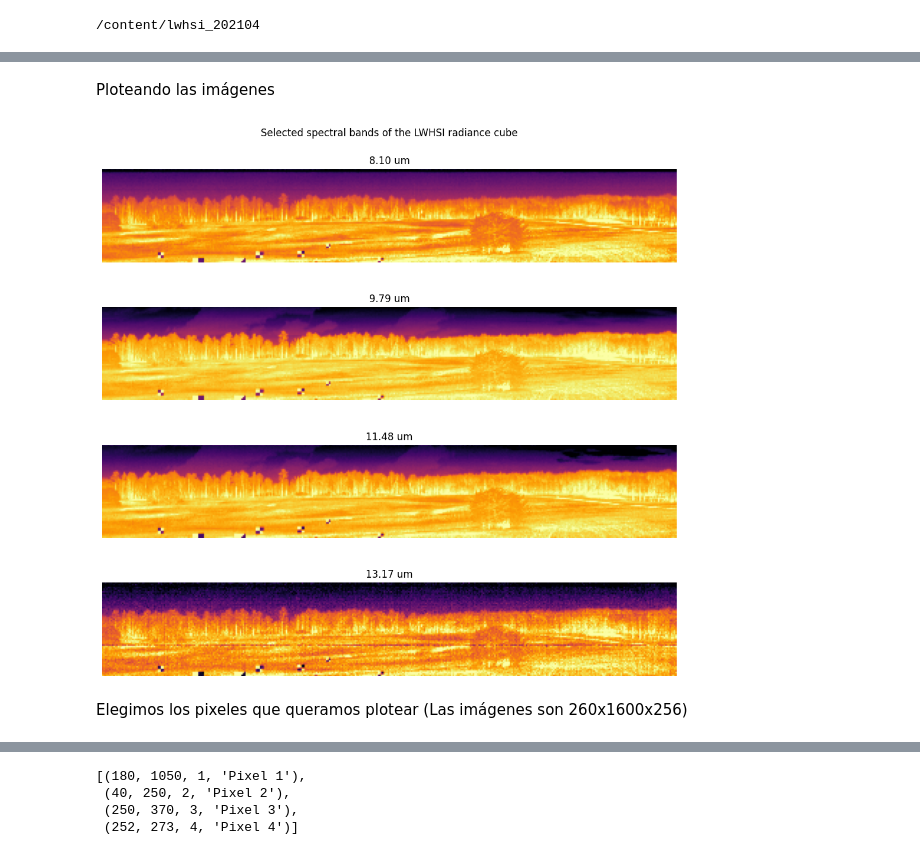
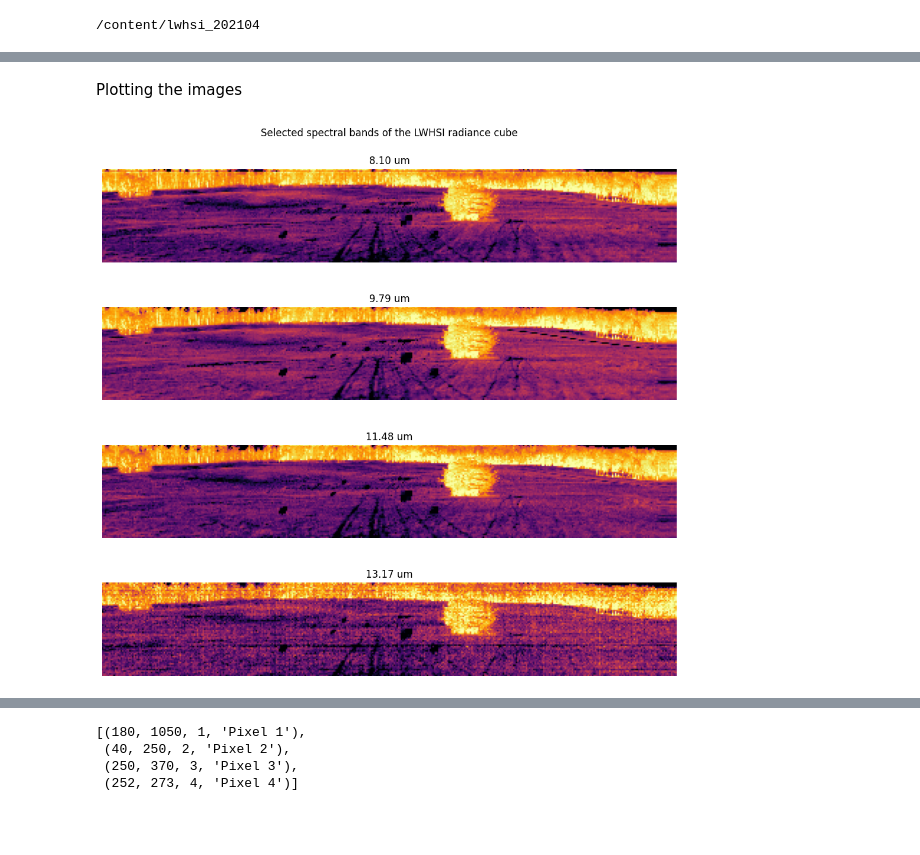
Before and after one commit to MarinPedro/ThermalProject2026_HOCV, a Jupyter notebook: SCV_P.ipynb, the cells around one changed output, grey strips where cells are left out. Saved outputs shown, nothing was run; the diff lists cells and outputs as text; code cells hidden in the pictures; blank space fills up the shorter version.

Commit message:
Added specific bands selection for the LWHSI images

```diff
--- a/SCV_P.ipynb
+++ b/SCV_P.ipynb
@@ -37,52 +37,51 @@ download: s3://ihdataset-01/IHTest_202104_DistStA/Path0_DistStA/Path0_LWHSI1_Dis
-# %% [markdown]
-Ploteando las imágenes
+# %% [markdown]
+Plotting the images
 # %%
 import numpy as np
 import matplotlib.pyplot as plt
 import spectral.io.envi as envi
 import glob
 
 def robust_image(image, low=2, high=98):
     """Normalize an image for display using percentiles."""
     lo, hi = np.percentile(image, [low, high])
     return np.clip((image - lo) / (hi - lo + 1e-12), 0, 1)
 
-hdr_files = glob.glob('/content/**/*.hdr', recursive=True)
+hdr_files = sorted(glob.glob('/content/lwhsi_202104/**/*.hdr', recursive=True))
 if not hdr_files:
     raise FileNotFoundError(".hdr files not found")
 
-# There's four different images, you can check them by replacing the idx value between 0-3
-idx = 1
+# There's different images that you can check them by replacing the idx value
+idx = 159
 
-if(idx<0 or idx>3):
-  print("Index out of range, using 0 as default")
-  idx=0
+try:
 
-img = envi.open(hdr_files[idx])
-radiance_hsi = img.load()
+  img = envi.open(hdr_files[idx])
+  radiance_hsi = img.load()
 
-if hasattr(img, 'bands') and 'wavelength' in img.metadata:
-    wavelengths_um = [float(w) for w in img.metadata['wavelength']]
-else:
-    num_bandas = radiance_hsi.shape[2]
-    wavelengths_um = np.linspace(8.0, 12.0, num_bandas)
+  if hasattr(img, 'bands') and 'wavelength' in img.metadata:
+      wavelengths_um = [float(w) for w in img.metadata['wavelength']]
+  else:
+      num_bandas = radiance_hsi.shape[2]
+      wavelengths_um = np.linspace(8.0, 12.0, num_bandas)
 
-band_indices = np.linspace(0, len(wavelengths_um) - 1, 4, dtype=int)
-plot_stride = 4
+  band_indices = np.linspace(0, len(wavelengths_um) - 1, 4, dtype=int)
+  plot_stride = 4
 
-fig, axes = plt.subplots(len(band_indices), 1, figsize=(10, 10))
-axes = axes.ravel()
+  fig, axes = plt.subplots(len(band_indices), 1, figsize=(10, 10))
+  axes = axes.ravel()
 
-for ax, band_index in zip(axes, band_indices):
-    band_image = radiance_hsi[::plot_stride, ::plot_stride, band_index]
-    im = ax.imshow(robust_image(band_image), cmap='inferno')
-    ax.set_title(f'{wavelengths_um[band_index]:.2f} um')
-    ax.axis('off')
+  for ax, band_index in zip(axes, band_indices):
+      band_image = radiance_hsi[::plot_stride, ::plot_stride, band_index]
+      im = ax.imshow(robust_image(band_image), cmap='inferno')
+      ax.set_title(f'{wavelengths_um[band_index]:.2f} um')
+      ax.axis('off')
 
-fig.suptitle('Selected spectral bands of the LWHSI radiance cube')
-plt.tight_layout()
-plt.show()
+  fig.suptitle('Selected spectral bands of the LWHSI radiance cube')
+  plt.tight_layout()
+  plt.show()
+
+except Exception as e:
+  print(e)
 # %% [output]
-[figure, old version]
+[figure, new version]
-# %% [markdown]
-Elegimos los pixeles que queramos plotear (Las imágenes son 260x1600x256)
```
Also changed, not shown: parts of 12 cells of this notebook.
